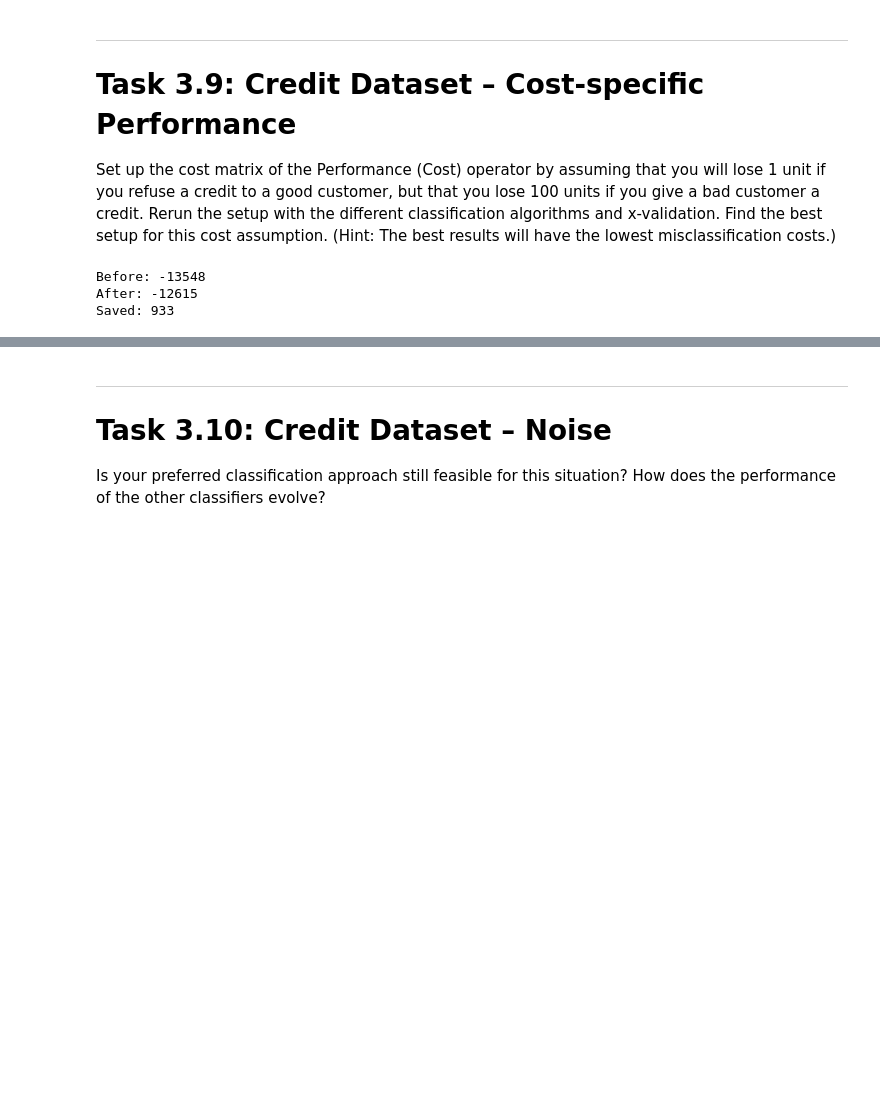
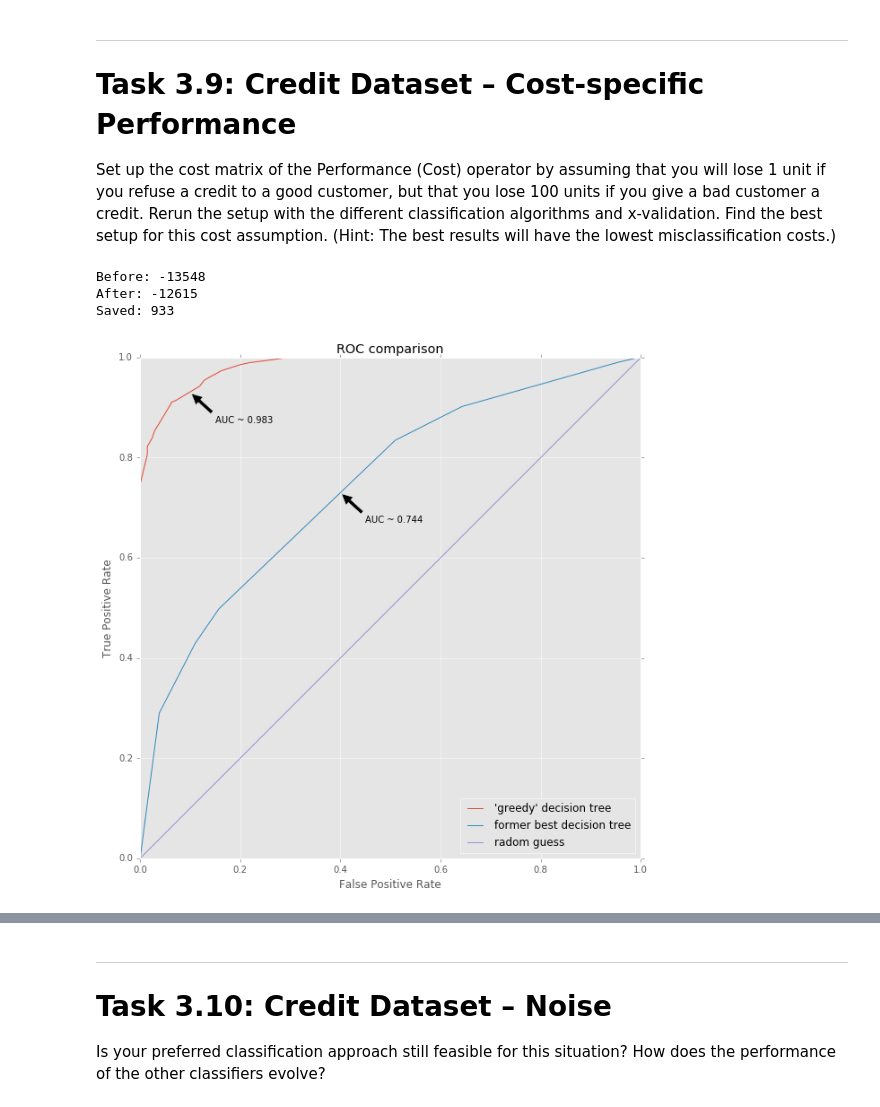
Before and after one commit to jgoerner/DataMining, a Jupyter notebook: notebooks/0.1-jg-readingguide-3.ipynb, the cells around one changed output, grey strips where cells are left out. Cells and saved outputs as stored; diff of their text form; code cells hidden in the pictures; blank space fills up the shorter version.

Commit message:
Finished 3.9 (+ plots)

```diff
--- a/notebooks/0.1-jg-readingguide-3.ipynb
+++ b/notebooks/0.1-jg-readingguide-3.ipynb
@@ -320,24 +321,47 @@ Saved: 933
 # %%
 # Custom cost function
 def credit_cost_function(y, y_pred):
     cost = 0
     deviation = Counter(y-y_pred)
     if 1 in deviation.keys():
         cost += deviation.get(1)*-1
     if -1 in deviation.keys():
         cost +=deviation.get(-1)*-100
     return cost
 
 # Custom scorer to be used in gridsearch
 cost_scorer = make_scorer(credit_cost_function)
 
 # Grid search for optimal parameter
 pg_dtree =[{"max_depth" : [2, 3, 5, 10],
             "criterion" : ["gini", "entropy"]}]
 gs = GridSearchCV(estimator = DecisionTreeClassifier(),
                   param_grid = pg_dtree,
                   cv = 10,
                   scoring = cost_scorer
                  )
 gs_result = gs.fit(X.values, y.values.ravel())
 dtree_greedy = gs_result.best_estimator_
+
+# Compute and plot ROC curve
+fpr_greedy, tpr_greedy, _ = roc_curve(y_test, dtree_greedy.predict_proba(X_test).T[1])
+fpr_dtree, tpr_dtree, _ = roc_curve(y_test, dtree_best.predict_proba(X_test).T[1])
+plt.plot(fpr_greedy, tpr_greedy, label="'greedy' decision tree")
+plt.plot(fpr_dtree, tpr_dtree, label="former best decision tree" )
+plt.annotate('AUC ~ %.3f' % round(auc(fpr_greedy, tpr_greedy), 4),
+             xy=(0.1, 0.93),
+             xytext=(0.15, 0.87),
+             arrowprops=dict(facecolor='black', shrink=0.05))
+plt.annotate('AUC ~ %.3f' % round(auc(fpr_dtree, tpr_dtree), 4),
+             xy=(0.4, 0.73),
+             xytext=(0.45, 0.67),
+             arrowprops=dict(facecolor='black', shrink=0.05))
+plt.plot([0, 1], [0, 1], label="radom guess")
+plt.title("ROC comparison")
+plt.xlabel("False Positive Rate")
+plt.ylabel("True Positive Rate")
+plt.legend(loc="best")
+plt.savefig("../figures/classification/roc-comparison-decision-trees.png")
+plt.show()
+# %% [output]
+[figure, added]
```
Also changed, not shown: parts of 5 cells of this notebook, 2 other files.
